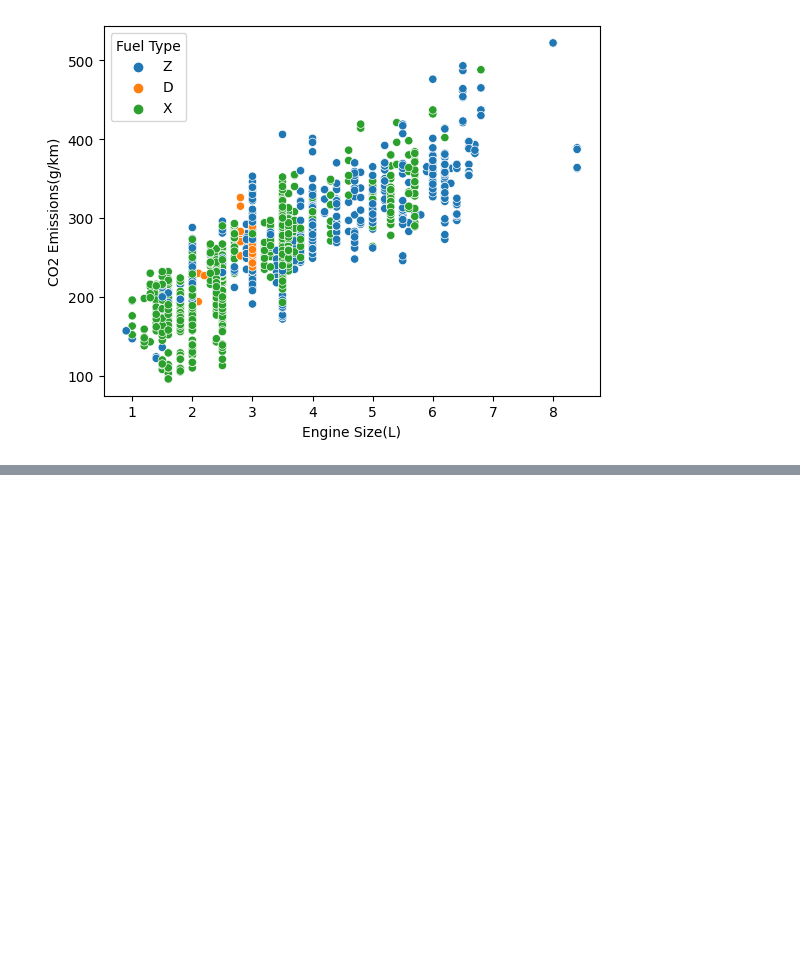
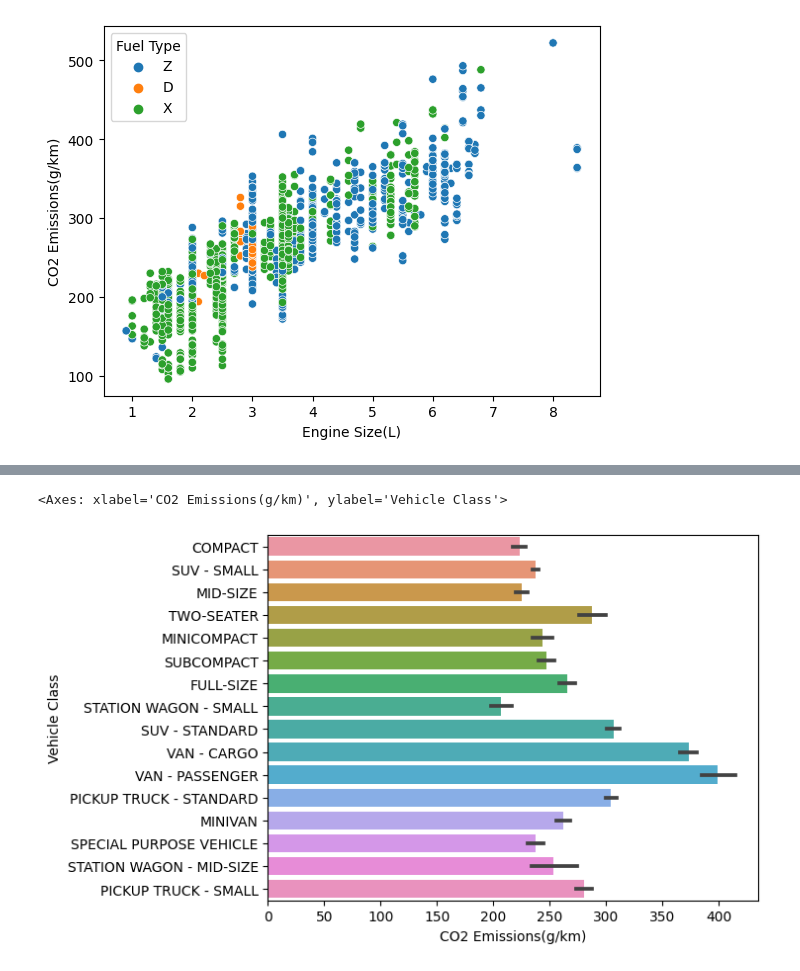
Before and after one commit to shivam188132/100days_ml, a Jupyter notebook: mlplayground.ipynb, the cells around one changed output, grey strips where cells are left out. Saved outputs shown, nothing was run; the diff lists cells and outputs as text; code cells hidden in the pictures; blank space fills up the shorter version.

```diff
--- a/mlplayground.ipynb
+++ b/mlplayground.ipynb
@@ -509,0 +534,5 @@ sns.scatterplot(x='Engine Size(L)', y='CO2 Emissions(g/km)', hue='Fuel Type', da
+# %%
+sns.barplot(y='Vehicle Class', x='CO2 Emissions(g/km)', data=cleaned_df)
+# %% [output]
+<Axes: xlabel='CO2 Emissions(g/km)', ylabel='Vehicle Class'>
+[figure, added]
```
Also changed, not shown: parts of 8 cells of this notebook.
